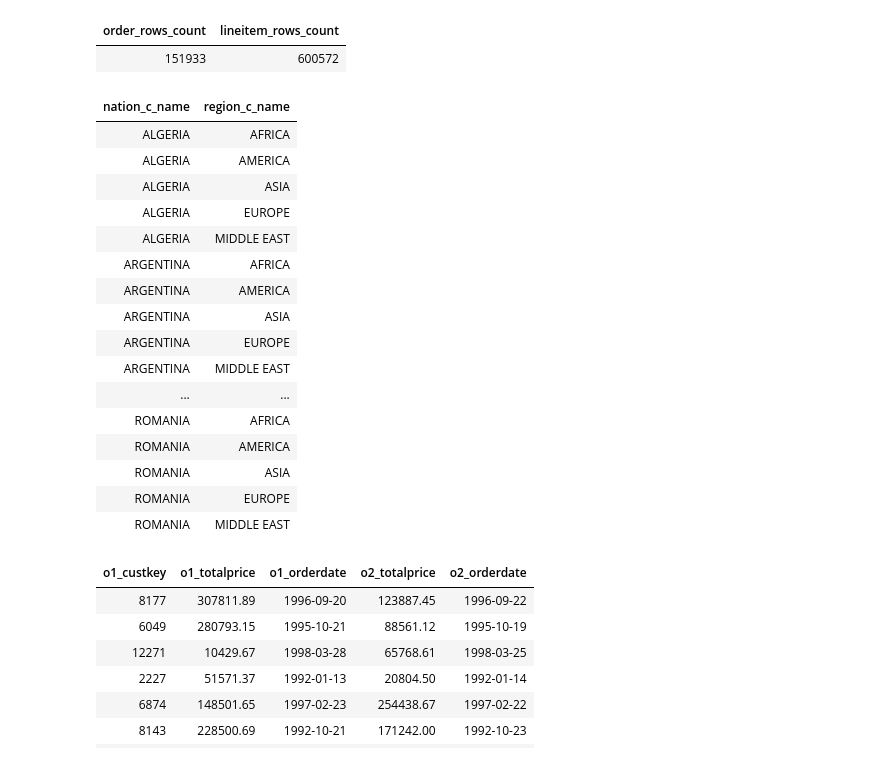
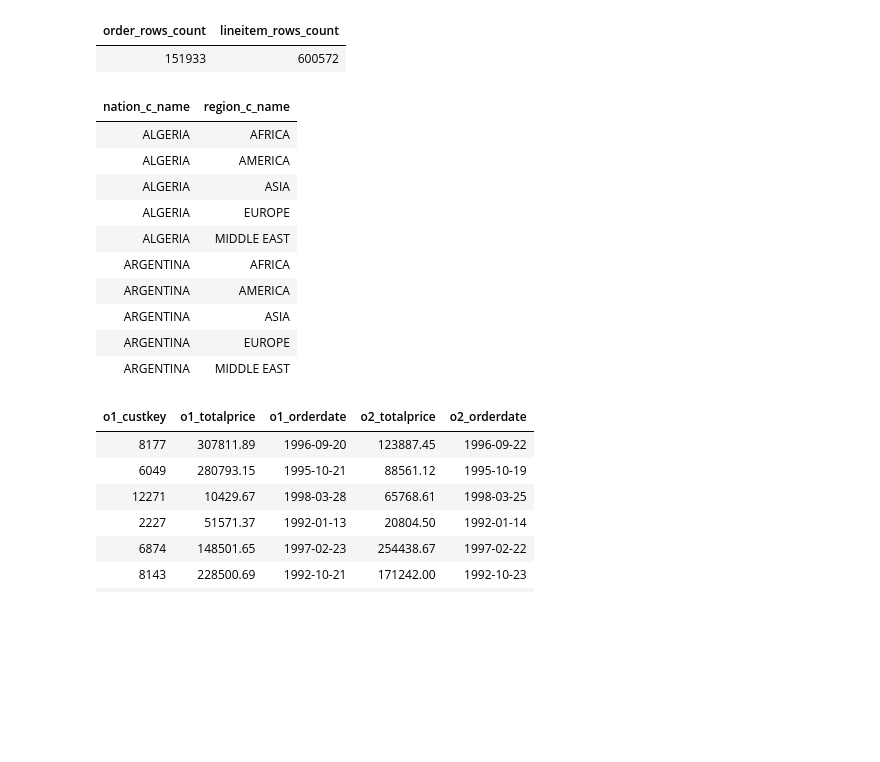
Before and after one commit to shus1699/defb, a Jupyter notebook: notebooks/starter-notebook.ipynb, the cells around one changed output. Drawn from its saved outputs; the diff is of its cells as text; code cells hidden in the pictures; blank space fills up the shorter version.

```diff
--- a/notebooks/starter-notebook.ipynb
+++ b/notebooks/starter-notebook.ipynb
@@ -598,29 +598,25 @@ FROM
 # %%
 %%sql
 SELECT
   n.n_name AS nation_c_name,
   r.r_name AS region_c_name
 FROM
   nation n
-  CROSS JOIN region r;
+  CROSS JOIN region r
+LIMIT
+    10;
 # %% [output]
 | nation_c_name | region_c_name |
 | ALGERIA | AFRICA |
 | ALGERIA | AMERICA |
 | ALGERIA | ASIA |
 | ALGERIA | EUROPE |
 | ALGERIA | MIDDLE EAST |
 | ARGENTINA | AFRICA |
 | ARGENTINA | AMERICA |
 | ARGENTINA | ASIA |
 | ARGENTINA | EUROPE |
 | ARGENTINA | MIDDLE EAST |
-| ... | ... |
-| ROMANIA | AFRICA |
-| ROMANIA | AMERICA |
-| ROMANIA | ASIA |
-| ROMANIA | EUROPE |
-| ROMANIA | MIDDLE EAST |
 # %%
 %%sql
 SELECT
```
Also changed, not shown: parts of 8 cells of this notebook.
